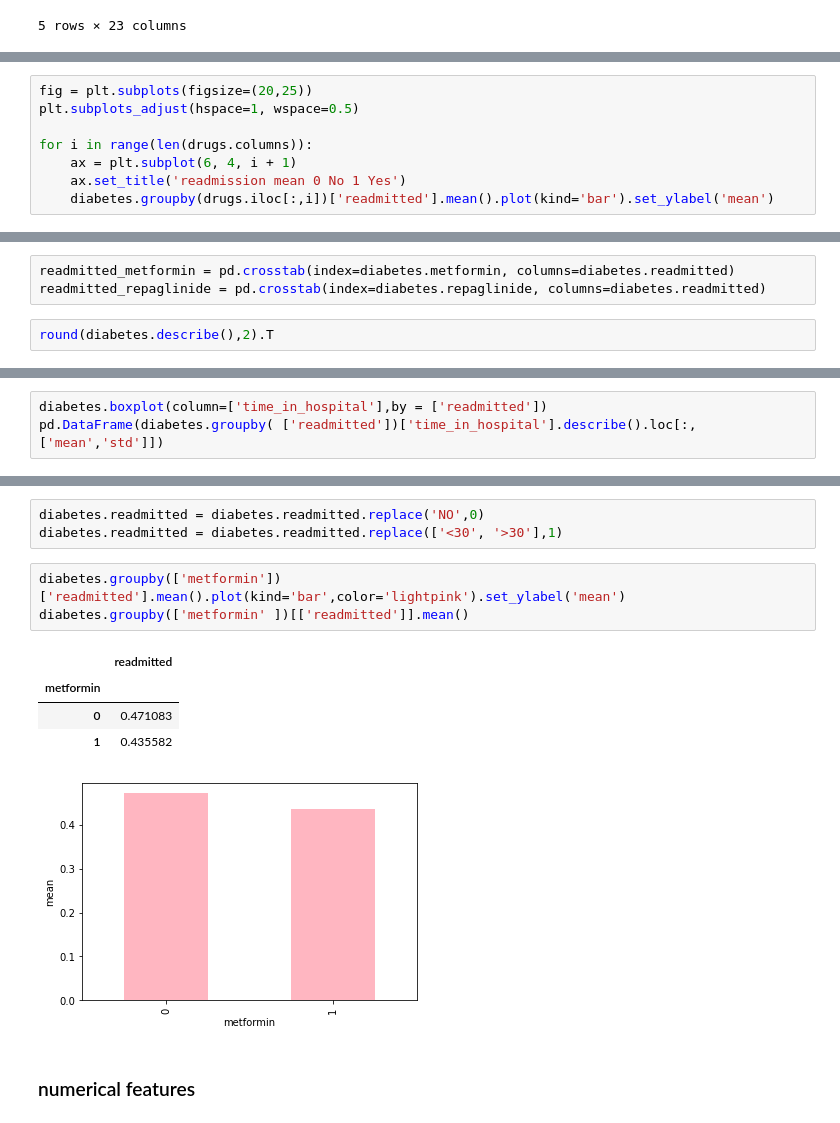
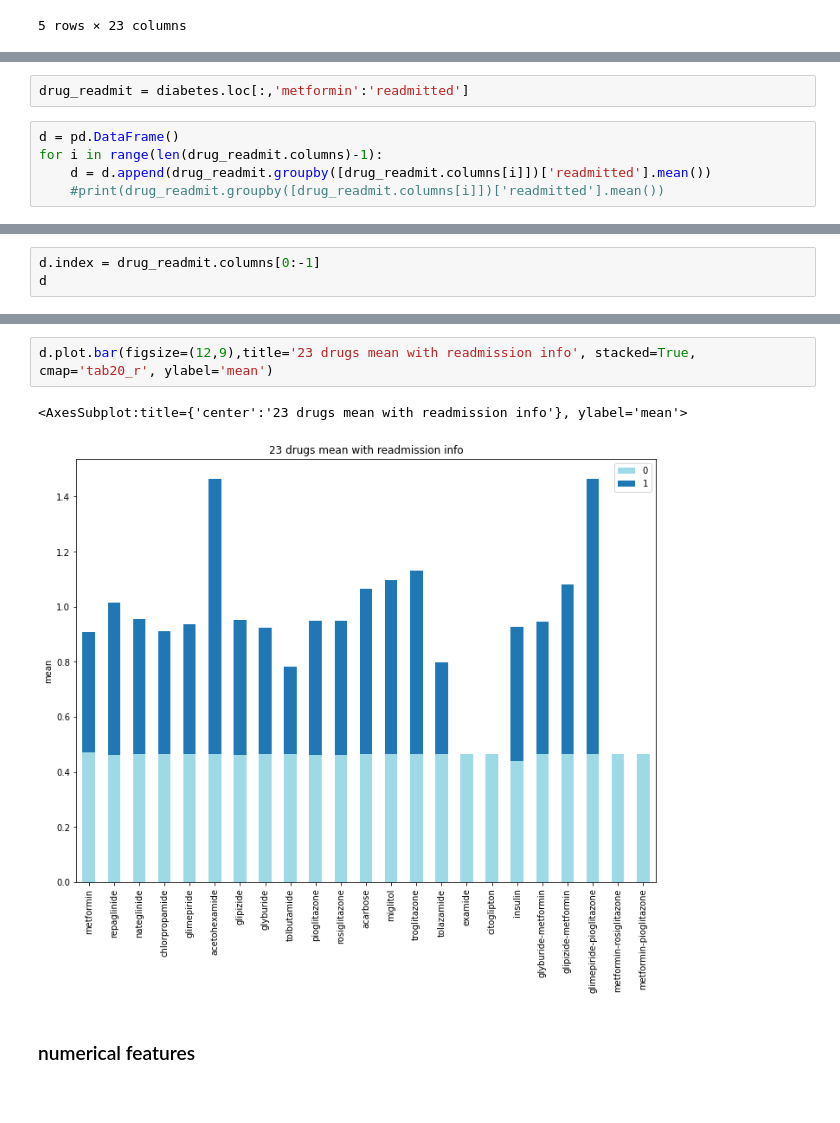
Before and after one commit to ruihan1228/diabetes, a Jupyter notebook: diabetes_1.ipynb, the cells around one changed output, grey strips where cells are left out. Saved outputs shown, nothing was run; the diff lists cells and outputs as text.

```diff
--- a/diabetes_1.ipynb
+++ b/diabetes_1.ipynb
@@ -184,8 +171,0 @@ diabetes.groupby(['metformin'])[['readmitted']].mean()
-# %%
-fig = plt.subplots(figsize=(20,25))
-plt.subplots_adjust(hspace=1, wspace=0.5)
-
-for i in range(len(drugs.columns)):
-    ax = plt.subplot(6, 4, i + 1)
-    ax.set_title('readmission mean 0 No 1 Yes')
-    diabetes.groupby(drugs.iloc[:,i])['readmitted'].mean().plot(kind='bar').set_ylabel('mean')
@@ -237,5 +197,7 @@ plt.subplots_adjust(wspace=0.3)
 # %%
-readmitted_metformin = pd.crosstab(index=diabetes.metformin, columns=diabetes.readmitted)
-readmitted_repaglinide = pd.crosstab(index=diabetes.repaglinide, columns=diabetes.readmitted)
+drug_readmit = diabetes.loc[:,'metformin':'readmitted']
 # %%
-round(diabetes.describe(),2).T
+d = pd.DataFrame()
+for i in range(len(drug_readmit.columns)-1):
+    d = d.append(drug_readmit.groupby([drug_readmit.columns[i]])['readmitted'].mean())
+    #print(drug_readmit.groupby([drug_readmit.columns[i]])['readmitted'].mean())
@@ -260,4 +204,4 @@ round(diabetes.describe(),2).T
 # %%
-diabetes.boxplot(column=['time_in_hospital'],by = ['readmitted'])
-pd.DataFrame(diabetes.groupby( ['readmitted'])['time_in_hospital'].describe().loc[:,['mean','std']])
+d.index = drug_readmit.columns[0:-1]
+d
 # %% [output]
@@ -286,15 +225,8 @@ Name: metformin, Length: 99492, dtype: int64
-# %%
-diabetes.readmitted = diabetes.readmitted.replace('NO',0)
-diabetes.readmitted = diabetes.readmitted.replace(['<30', '>30'],1)
 # %%
-diabetes.groupby(['metformin'])['readmitted'].mean().plot(kind='bar',color='lightpink').set_ylabel('mean')
-diabetes.groupby(['metformin' ])[['readmitted']].mean()
+d.plot.bar(figsize=(12,9),title='23 drugs mean with readmission info', stacked=True, cmap='tab20_r', ylabel='mean')
 # %% [output]
-|  | readmitted |
-| metformin |  |
-| 0 | 0.471083 |
-| 1 | 0.435582 |
+<AxesSubplot:title={'center':'23 drugs mean with readmission info'}, ylabel='mean'>
-[figure, old version]
+[figure, new version]
 # %% [markdown]
 ### numerical features
 # %% [markdown]
```
Also changed, not shown: parts of 21 cells of this notebook.
